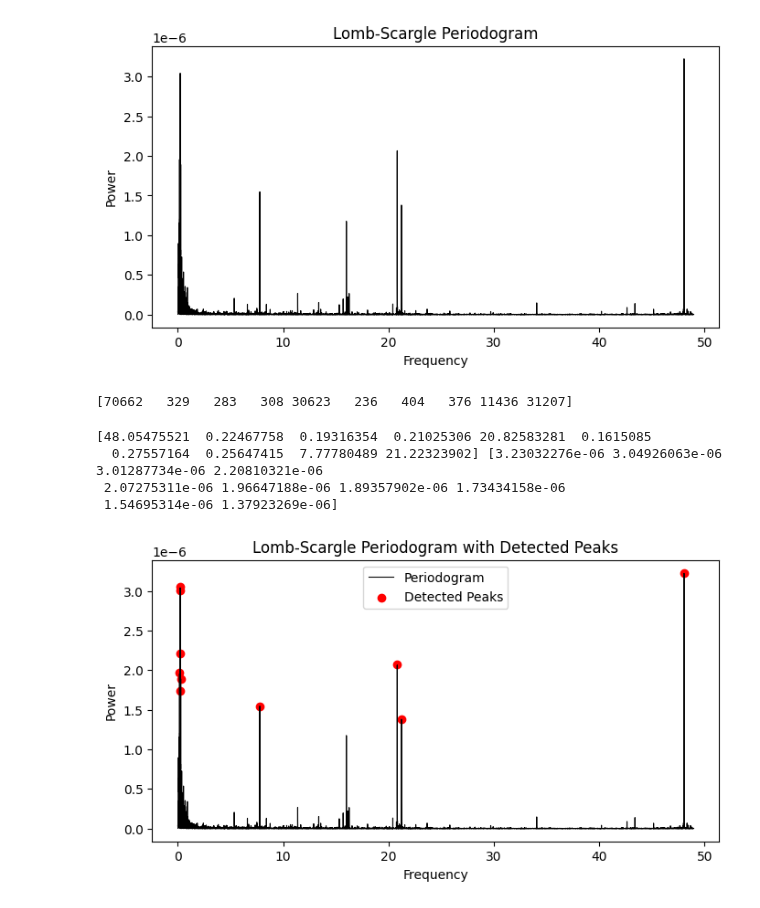
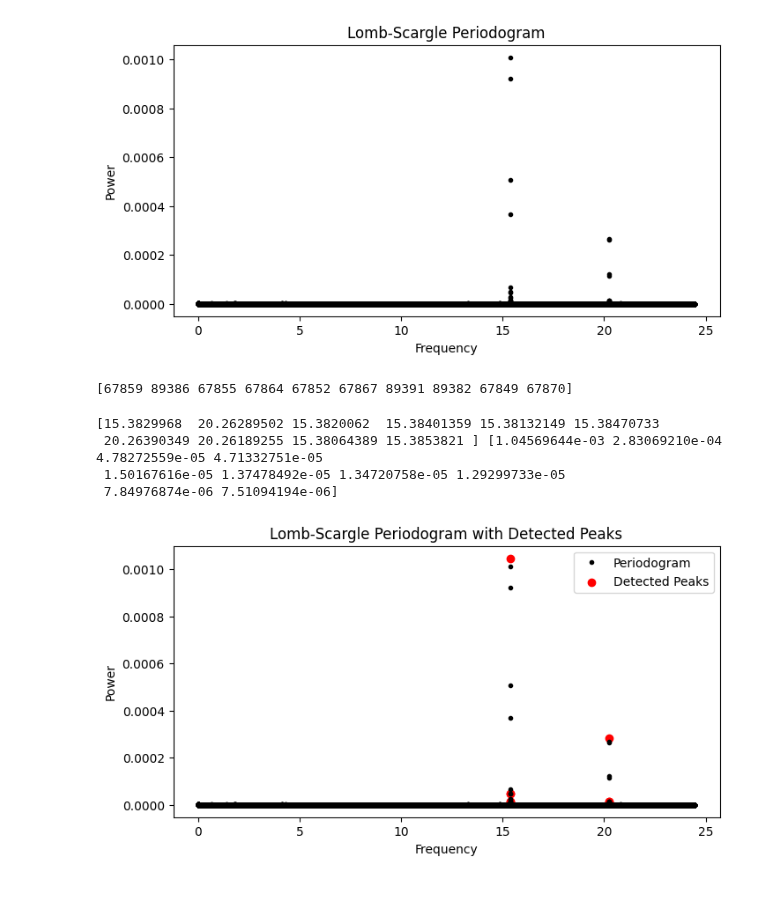
Before and after one commit to Hoggnation/cataloging_coherent_oscillators, a Jupyter notebook: Chi_Squared_Function_on_KIC_7917485.ipynb, the cells around one changed output. Saved outputs shown, nothing was run; the diff lists cells and outputs as text; code cells hidden in the pictures.

```diff
--- a/Chi_Squared_Function_on_KIC_7917485.ipynb
+++ b/Chi_Squared_Function_on_KIC_7917485.ipynb
@@ -82,0 +34,7 @@ plt.show()
+# %%
+#create a delta f (1/tmax-min aka 1/total observation time
+#delta_f = 1/lc.time[-1] - lc.time[0] #this is in days
+lc = lc_collection.stitch()
+total_observation_time = (lc.time[-1] - lc.time[0]).value
+print(total_observation_time)
+delta_f = (1/total_observation_time) ###frequency resolution in data
@@ -82,0 +43,5 @@ plt.show()
+# %%
+#this is cutting off at a low frequency, could be higher freq
+sampling_rate_days= np.median(np.diff(lc.time.value))
+f_max = 0.5*(1 / (sampling_rate_days))
+print(f_max)
@@ -82,0 +50,3 @@ plt.show()
+# %%
+f_min = delta_f/3
+frequency_grid = np.arange(f_min, f_max, f_min)/(u.day)
@@ -83,6 +75,6 @@ plt.show()
 # %%
 #trying to create periodograms of spacing f_min
-frequency_grid = np.arange(f_min_no_units, f_max_no_units, f_min_no_units) #spacing with increments of f_min, starting with f_min_no_units to avoid di
+frequency_grid = np.arange(f_min, f_max, f_min)/(u.day) #spacing with increments of f_min, starting with f_min_no_units to avoid di
 
 #create periodogram only to get values in order to remove units
 pg_spacing_fmin = lc.to_periodogram(
@@ -91,20 +83,20 @@ pg_spacing_fmin = lc.to_periodogram(
     frequency=frequency_grid  # Unitless frequency grid
 )
 
-freq_values = np.array(pg_spacing_fmin.frequency.value)  # Remove units
-power_values = np.array(pg_spacing_fmin.power.value)  # Remove units
+freq_values = pg_spacing_fmin.frequency.to(1/u.day).value  # Remove units
+power_values = pg_spacing_fmin.power.value  # Remove units
 
 plt.close('all')
 
 plt.figure(figsize=(8, 4))
-plt.plot(freq_values, power_values, 'k-', lw=0.8)
+plt.plot(freq_values, power_values, 'k.', lw=0.8)
 plt.xlabel("Frequency")
 plt.ylabel("Power")
 plt.title("Lomb-Scargle Periodogram")
 
 plt.show()
 # %% [output]
-[figure, old version]
+[figure, new version]
 # %%
 import numpy as np
 from scipy.signal import find_peaks
@@ -134,7 +126,7 @@ def get_started(num_of_peaks, xs, ys):
 indices = get_started(num_of_peaks, freq_values, power_values)
 print(indices)
 # %% [output]
-[70662   329   283   308 30623   236   404   376 11436 31207]
+[67859 89386 67855 67864 67852 67867 89391 89382 67849 67870]
 # %%
 def check_inputs(xs):
     """
@@ -265,10 +257,10 @@ new_freqs, new_powers = refine_peaks(freq_values, power_values, indices) # this
 # %%
 print (new_freqs, new_powers)
 # %% [output]
-[48.05475521  0.22467758  0.19316354  0.21025306 20.82583281  0.1615085
-  0.27557164  0.25647415  7.77780489 21.22323902] [3.23032276e-06 3.04926063e-06 3.01287734e-06 2.20810321e-06
- 2.07275311e-06 1.96647188e-06 1.89357902e-06 1.73434158e-06
- 1.54695314e-06 1.37923269e-06]
+[15.3829968  20.26289502 15.3820062  15.38401359 15.38132149 15.38470733
+ 20.26390349 20.26189255 15.38064389 15.3853821 ] [1.04569644e-03 2.83069210e-04 4.78272559e-05 4.71332751e-05
+ 1.50167616e-05 1.37478492e-05 1.34720758e-05 1.29299733e-05
+ 7.84976874e-06 7.51094194e-06]
 # %%
 #originally the new positions function was returning the refined peaks and powers as seperate arrays, now they are arranged as tuples so that the zip function works
 new_freqs, new_powers = refine_peaks(freq_values, power_values, indices)
@@ -277,15 +269,15 @@ refined_frequencies, refined_powers = zip(*new_positions)
 # %%
 plt.figure(figsize=(8, 4))
 
-plt.plot(freq_values, power_values, 'k-', lw=0.8, label="Periodogram")
+plt.plot(freq_values, power_values, 'k.', lw=0.8, label="Periodogram")
 
 plt.scatter(refined_frequencies, refined_powers, color='red', marker='o', label="Detected Peaks")
 
 plt.xlabel("Frequency")
 plt.ylabel("Power")
 plt.title("Lomb-Scargle Periodogram with Detected Peaks")
 plt.legend()
 
 plt.show()
 # %% [output]
-[figure, old version]
+[figure, new version]
```
Also changed, not shown: parts of 19 cells of this notebook.
